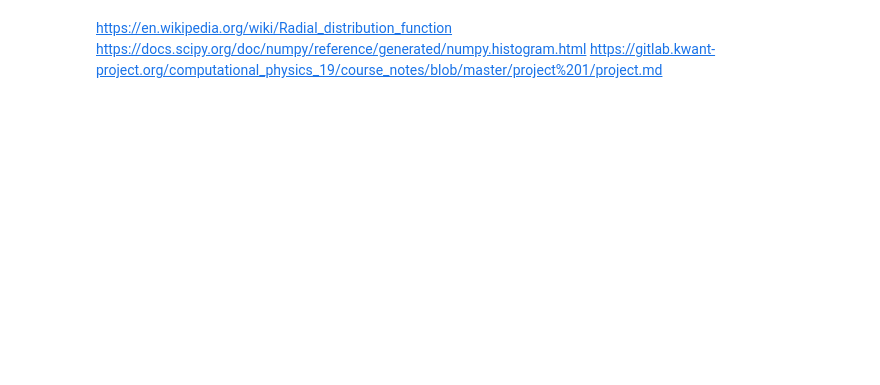
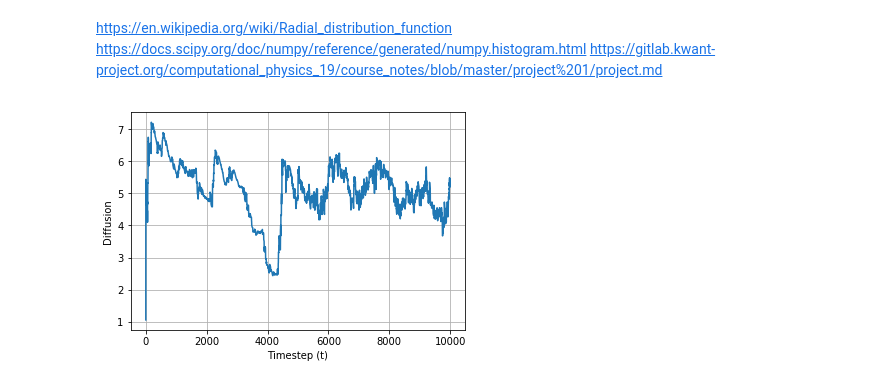
Before and after one commit to Merg3D/computational_physics_2019, a Jupyter notebook: Project1/Argon Project.ipynb, the cells around one changed output. Saved outputs shown, nothing was run; the diff lists cells and outputs as text; code cells hidden in the pictures; blank space fills up the shorter version.

```diff
--- a/Project1/Argon Project.ipynb
+++ b/Project1/Argon Project.ipynb
@@ -165,6 +165,21 @@ Average lambda from t=5000: 1.132
 https://en.wikipedia.org/wiki/Radial_distribution_function
 https://docs.scipy.org/doc/numpy/reference/generated/numpy.histogram.html
 https://gitlab.kwant-project.org/computational_physics_19/course_notes/blob/master/project%201/project.md
+# %%
+state_copy = state.copy()
+for p in range(num_part):
+    state_copy[p, :, :3] = state_copy[p, :, :3] - state_copy[p, 0, :3]
+
+diffusion = np.average(func.norm(state_copy ** 2.0, axis=2), axis=0)
+
+plt.figure()
+plt.plot(range(num_time), diffusion)
+plt.xlabel('Timestep (t)')
+plt.ylabel('Diffusion')
+plt.grid()
+plt.show()
+# %% [output]
+[figure, added]
 # %%
 # plot the potential, kinetic and total energy
 plt.title('Total energy as function of time')
```
Also changed, not shown: parts of 4 cells of this notebook, 1 other file.
